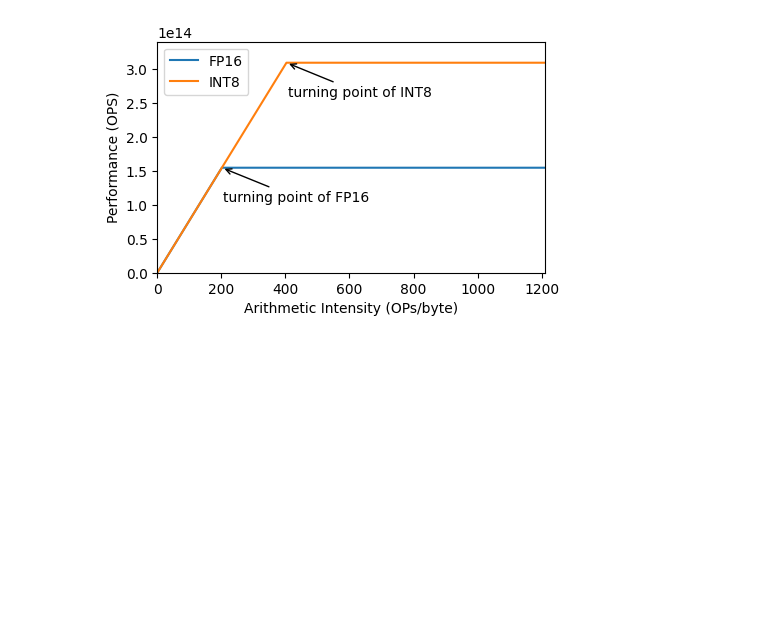
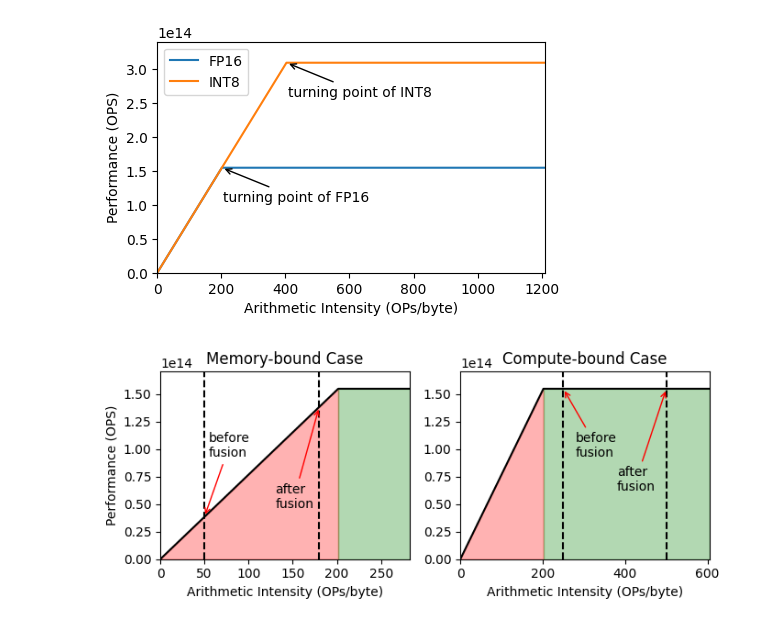
Before and after one commit to hahnyuan/LLM-Viewer, a Jupyter notebook: examples/plot_roofline.ipynb, the cells around one changed output. Cells and saved outputs as stored; diff of their text form; code cells hidden in the pictures; blank space fills up the shorter version.

```diff
--- a/examples/plot_roofline.ipynb
+++ b/examples/plot_roofline.ipynb
@@ -95,3 +95,91 @@ plt.legend()
 plt.savefig(f"../output/quantization_roofline_{hardware}.pdf", bbox_inches="tight")
 # %% [output]
 [figure]
+# %%
+hardware="nvidia_A6000"
+bandwidth = hardware_params[hardware]["bandwith"]
+max_OPS = hardware_params[hardware]["FP16"]
+
+fig=plt.figure(figsize=(7, 3))
+plt.subplot(1, 2, 1)
+y_max = max_OPS
+turning_point = y_max / bandwidth
+
+plt.plot(
+    [0, turning_point, turning_point * 3], [0, y_max, y_max], color="black"
+)
+plt.xlabel("Arithmetic Intensity (OPs/byte)")
+plt.ylabel("Performance (OPS)")
+
+plt.fill_between(
+    [0, turning_point], [0, y_max], color="red", alpha=0.3, label="Memory Bound"
+)
+
+plt.fill_between(
+    [turning_point,turning_point, turning_point * 3],
+    [0,y_max, y_max],
+    color="green",
+    alpha=0.3,
+    label="compute-bound",
+)
+plt.ylim(0, y_max * 1.1)
+plt.xlim(0, turning_point * 1.4)
+
+plt.vlines(50, 0, max_OPS*2, color="black", linestyle="--")
+plt.annotate(
+    "before\nfusion",
+    xy=(50, max_OPS*(50/(max_OPS / bandwidth))),
+    xytext=(55, max_OPS * 0.6),
+    arrowprops=dict(arrowstyle="->", color="red"),
+)
+
+plt.vlines(180, 0, max_OPS*2, color="black", linestyle="--")
+plt.annotate(
+    "after\nfusion",
+    xy=(180, max_OPS*(180/(max_OPS / bandwidth))),
+    xytext=(130, max_OPS * 0.3),
+    arrowprops=dict(arrowstyle="->", color="red"),
+)
+plt.title("Memory-bound Case")
+
+plt.subplot(1, 2, 2)
+plt.plot(
+    [0, turning_point, turning_point * 3], [0, y_max, y_max], color="black"
+)
+plt.xlabel("Arithmetic Intensity (OPs/byte)")
+
+plt.fill_between(
+    [0, turning_point], [0, y_max], color="red", alpha=0.3, label="Memory Bound"
+)
+
+plt.fill_between(
+    [turning_point,turning_point, turning_point * 3],
+    [0,y_max, y_max],
+    color="green",
+    alpha=0.3,
+    label="compute-bound",
+)
+plt.ylim(0, y_max * 1.1)
+plt.xlim(0, turning_point * 3)
+plt.vlines(250, 0, max_OPS*2, color="black", linestyle="--")
+plt.annotate(
+    "before\nfusion",
+    xy=(250, y_max),
+    xytext=(280, max_OPS * 0.6),
+    arrowprops=dict(arrowstyle="->", color="red"),
+)
+
+plt.vlines(500, 0, max_OPS*2, color="black", linestyle="--")
+plt.annotate(
+    "after\nfusion",
+    xy=(500, y_max),
+    xytext=(380, max_OPS * 0.4),
+    arrowprops=dict(arrowstyle="->", color="red"),
+)
+plt.title("Compute-bound Case")
+
+plt.tight_layout()
+# save pdf
+plt.savefig(f"../output/roofline_operator_fusion.pdf", bbox_inches="tight")
+# %% [output]
+[figure, added]
```
Also changed, not shown: 2 other files.
